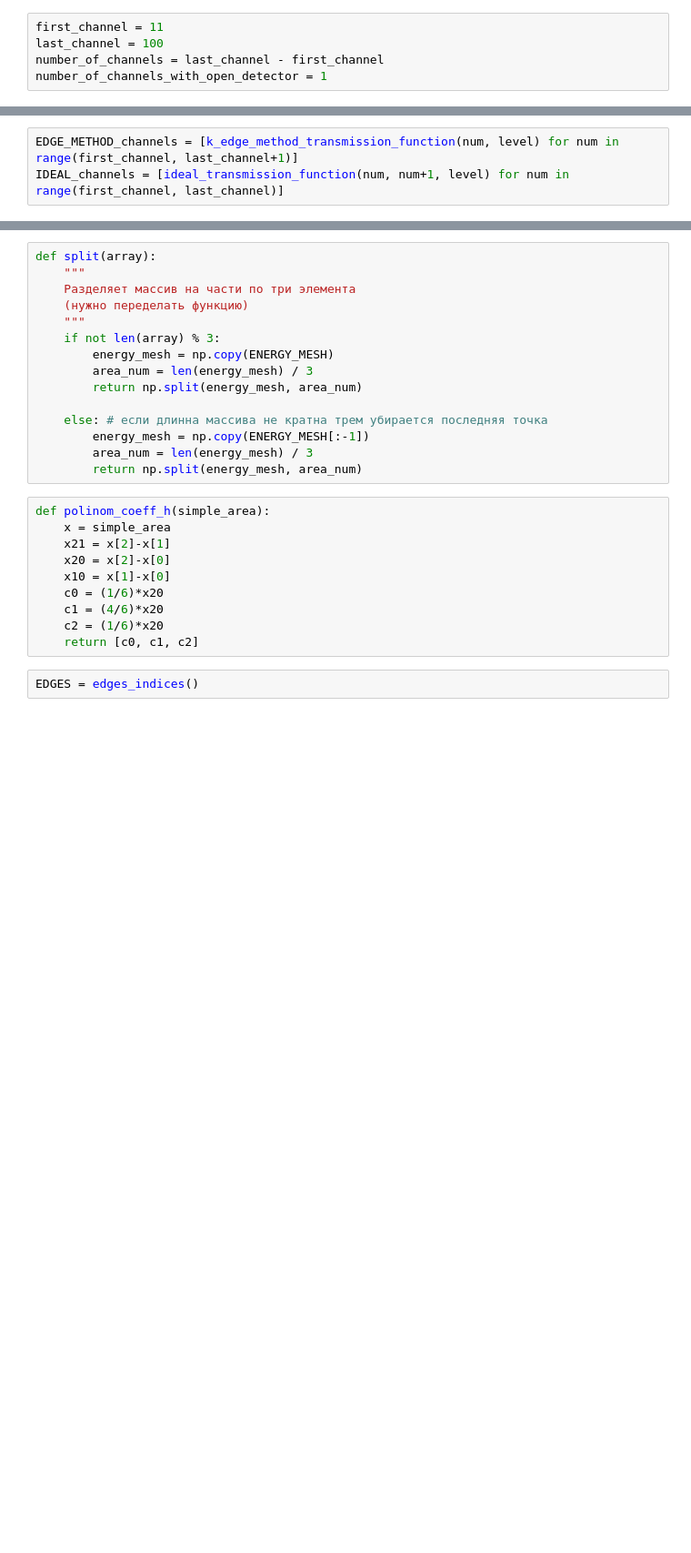
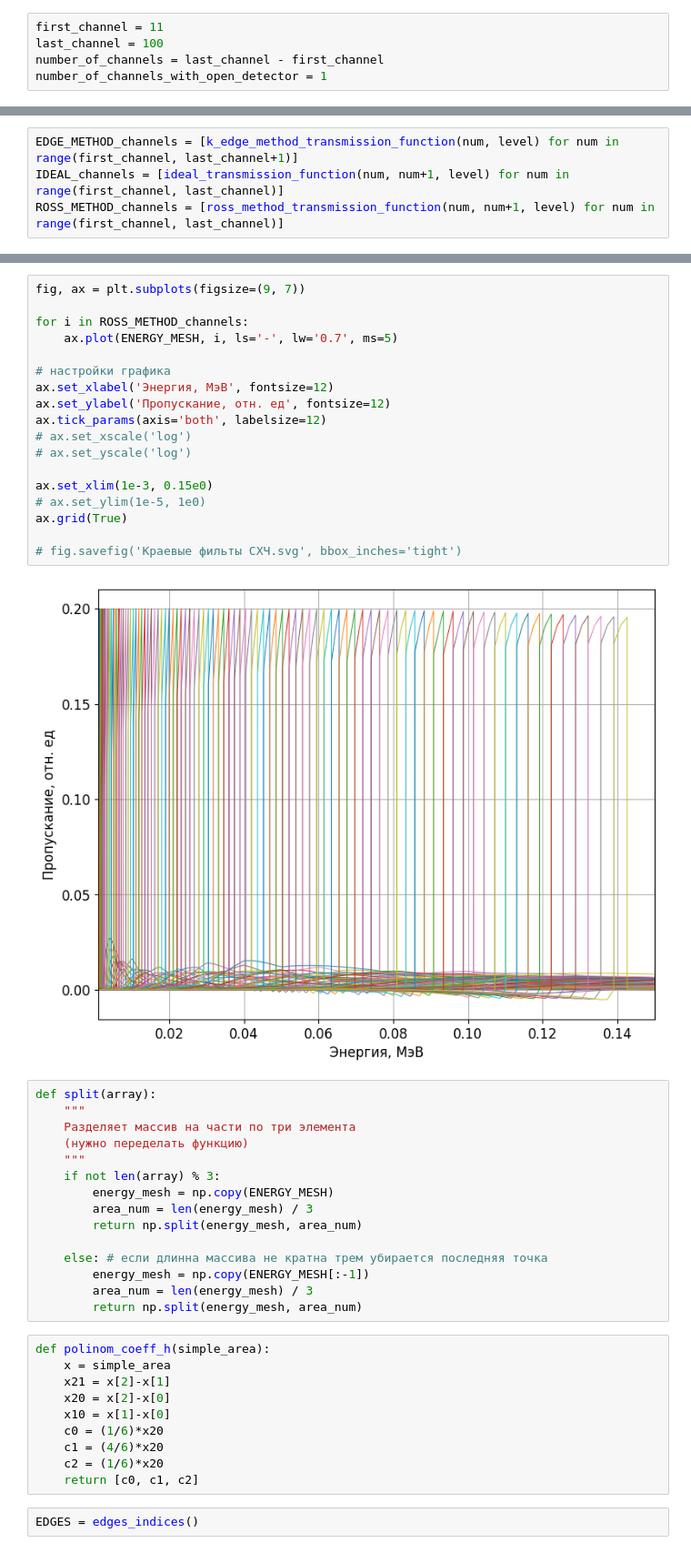
Before and after one commit to danisgrpv/gamma_4, a Jupyter notebook: Notebooks/Создание библиотеки/Notebook_00_Создание_библиотеки.ipynb, the cells around one changed output, grey strips where cells are left out. Shown: that part at 91% size. Cells and saved outputs as stored; diff of their text form; blank space fills up the shorter version.

```diff
--- a/Notebooks/Создание библиотеки/Notebook_00_Создание_библиотеки.ipynb
+++ b/Notebooks/Создание библиотеки/Notebook_00_Создание_библиотеки.ipynb
@@ -22,6 +44,7 @@ level = 0.1
 # %%
 EDGE_METHOD_channels = [k_edge_method_transmission_function(num, level) for num in range(first_channel, last_channel+1)]
 IDEAL_channels = [ideal_transmission_function(num, num+1, level) for num in range(first_channel, last_channel)]
+ROSS_METHOD_channels = [ross_method_transmission_function(num, num+1, level) for num in range(first_channel, last_channel)]
 # %%
 fig, ax = plt.subplots(figsize=(9, 7))
 
@@ -65,3 +88,23 @@ ax.grid(True)
+# %%
+fig, ax = plt.subplots(figsize=(9, 7))
+
+for i in ROSS_METHOD_channels:
+    ax.plot(ENERGY_MESH, i, ls='-', lw='0.7', ms=5)
+
+# настройки графика
+ax.set_xlabel('Энергия, МэВ', fontsize=12)
+ax.set_ylabel('Пропускание, отн. ед', fontsize=12)
+ax.tick_params(axis='both', labelsize=12)
+# ax.set_xscale('log')
+# ax.set_yscale('log')
+
+ax.set_xlim(1e-3, 0.15e0)
+# ax.set_ylim(1e-5, 1e0)
+ax.grid(True)
+
+# fig.savefig('Краевые фильты СХЧ.svg', bbox_inches='tight')
+# %% [output]
+[figure, added]
 # %%
 def split(array):
     """
```
Also changed, not shown: parts of 21 cells of this notebook, 1 other file.
